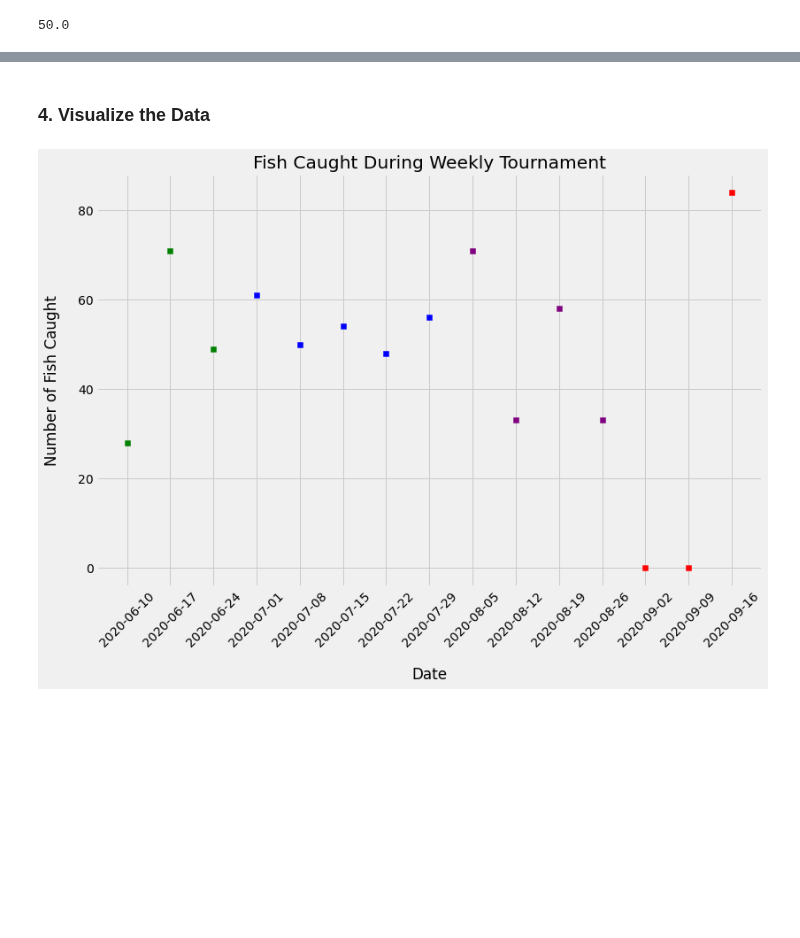
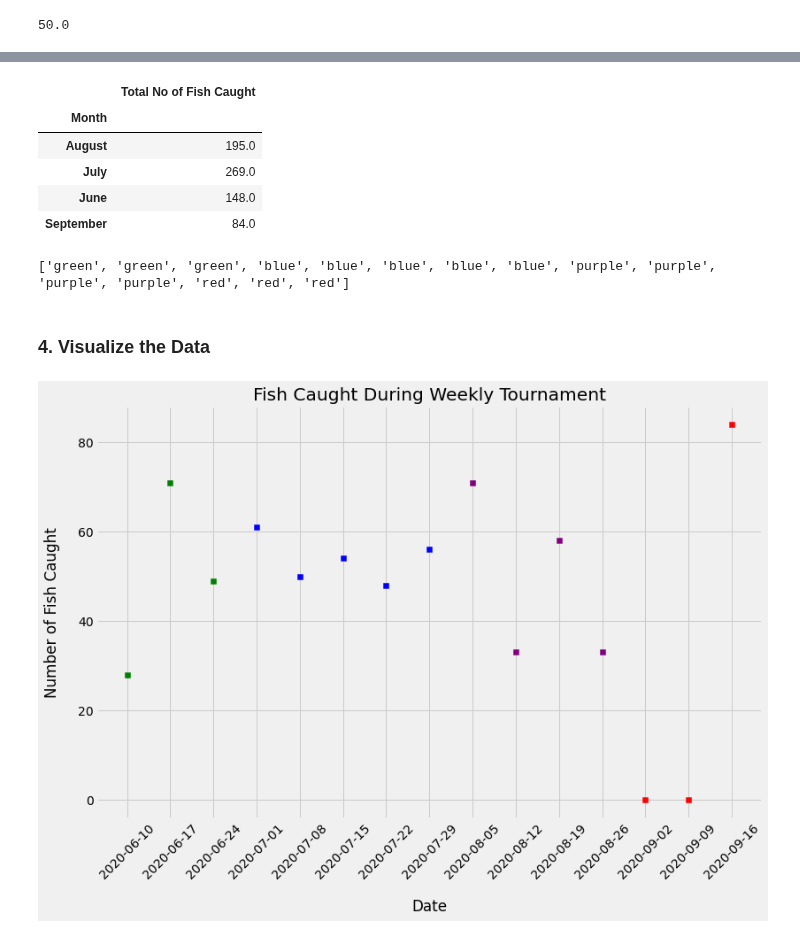
Before and after one commit to istarlet/buddy_bass_tournament, a Jupyter notebook: buddy_bass.ipynb, the cells around one changed output, grey strips where cells are left out. Saved outputs shown, nothing was run; the diff lists cells and outputs as text; code cells hidden in the pictures; blank space fills up the shorter version.

Commit message:
Change For Loop to use Month Name instead of #

```diff
--- a/buddy_bass.ipynb
+++ b/buddy_bass.ipynb
@@ -228,8 +224,3 @@ buddy_bass_2020[buddy_bass_2020["Number of Boats"] < 30]
 | 12 | 2020-09-02 | 0.0 | 0.0 | 0.00 | 0.00 | 0.0 | ... |
 | 13 | 2020-09-09 | 0.0 | 0.0 | 0.00 | 0.00 | 0.0 | ... |
 | 14 | 2020-09-16 | 27.0 | 84.0 | 125.42 | 4.28 | 78.8 | ... |
-# %%
-# Add a new column "Month" that turns the "Date" column into it's month number equivalent
-buddy_bass_2020["Month"] = buddy_bass_2020["Date"].dt.month_name()
-
-print(buddy_bass_2020.head())
@@ -319,0 +231,6 @@ Name: Number of Boats, dtype: float64
+# %%
+# Add a new column "Month" that turns the "Date" column into only the month name
+buddy_bass_2020["Month"] = buddy_bass_2020["Date"]\
+    .dt.month_name()
+
+print(buddy_bass_2020.head())
@@ -320,3 +258,31 @@ Name: Number of Boats, dtype: float64
+# %%
+# THIS IS WHAT I WANT TO VISUALIZE BELOW
+buddy_bass_2020.groupby("Month")[["Total No of Fish Caught"]].sum()
+# %% [output]
+|  | Total No of Fish Caught |
+| Month |  |
+| August | 195.0 |
+| July | 269.0 |
+| June | 148.0 |
+| September | 84.0 |
+# %%
+# Define an empty list
+colors = []
+
+# Iterate over rows of buddy_bass_month
+for lab, row in buddy_bass_2020[["Month"]].iterrows() :
+    if row["Month"] == "June" :
+        colors.append("green")
+    elif row["Month"] == "July" :
+        colors.append("blue")
+    elif row["Month"] == "August" :
+        colors.append("purple")
+    else:
+        colors.append("red")
+
+print(colors)
+# %% [output]
+['green', 'green', 'green', 'blue', 'blue', 'blue', 'blue', 'blue', 'purple', 'purple', 'purple', 'purple', 'red', 'red', 'red']
 # %% [markdown]
 <h3><strong>4. Visualize the Data</strong></h3>
 # %%
```
Also changed, not shown: parts of 10 cells of this notebook.
